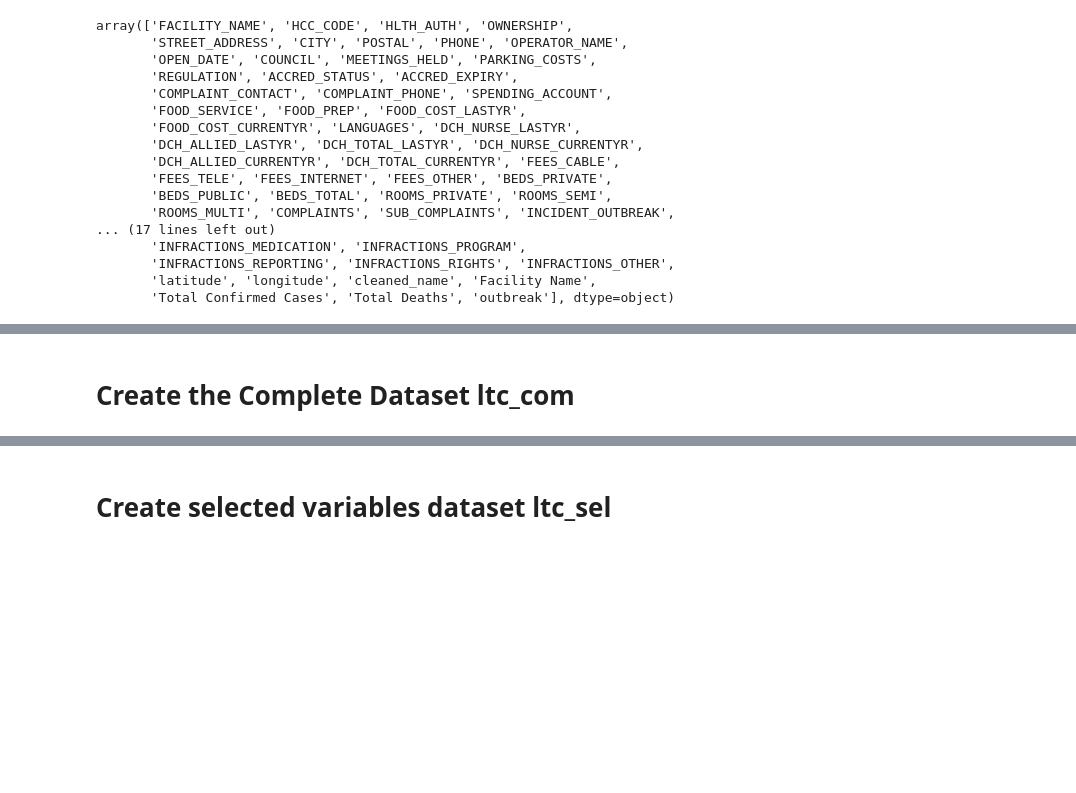
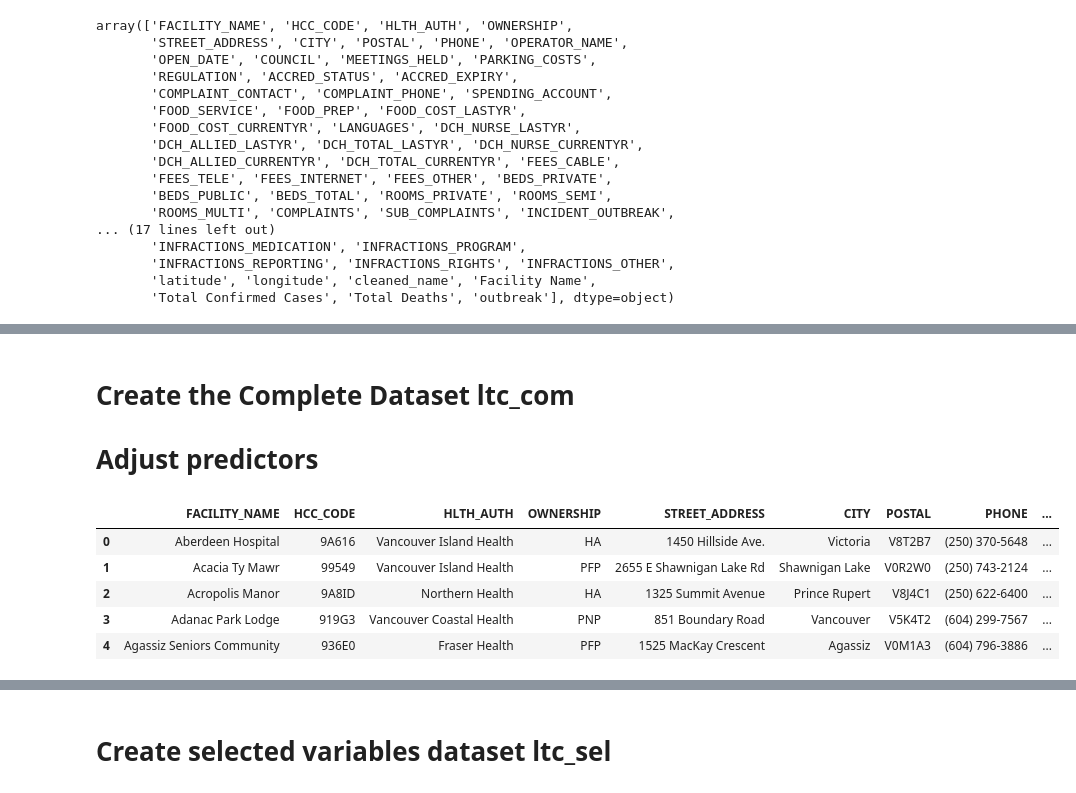
Before and after one commit to nganlyle/wrangle_covid, a Jupyter notebook: wrangling/ngan_bc_ltc_com_sel.ipynb, the cells around one changed output, grey strips where cells are left out. Saved outputs shown, nothing was run; the diff lists cells and outputs as text; code cells hidden in the pictures; blank space fills up the shorter version.

```diff
--- a/wrangling/ngan_bc_ltc_com_sel.ipynb
+++ b/wrangling/ngan_bc_ltc_com_sel.ipynb
@@ -38,2 +97,3 @@ array(['FACILITY_NAME', 'HCC_CODE', 'HLTH_AUTH', 'OWNERSHIP',
 # %% [markdown]
 # Create the Complete Dataset ltc_com
+# Adjust predictors
@@ -48,3 +103,39 @@ ltc_com['BEDS_PRIVATEprop'] = ltc_com['BEDS_PRIVATE']/ltc_com['BEDS_TOTAL']
+# %%
+ltc_com = ltc
+
+# # We see that about 2/3 of the homes have 0 private beds
+# ltc_com['BEDS_PRIVATE'].value_counts()
+
+# Define proportion of private vs public beds
+ltc_com['BEDS_PRIVATEprop'] = ltc_com['BEDS_PRIVATE']/ltc_com['BEDS_TOTAL']
+
+# Define a binary variable for private beds
+conditions = [ltc_com['BEDS_PRIVATE'] == 0]
+outputs = [0]
+ltc_com['BEDS_PRIVATEbinary'] = np.select(conditions, outputs, 1)
+
+# Define a binary variable for rooms_shared
+conditions = [ltc_com['ROOMS_SEMI'].eq(0) & ltc_com['ROOMS_MULTI'].eq(0)]
+outputs = [0]
+ltc_com['rooms_shared'] = np.select(conditions, outputs, 1)
+
+# Define new variables for resident and family councils
+conditions = [ltc_com['COUNCIL'].str.contains('Resident', regex=False, na=False)]
+outputs = [1]
+ltc_com['RESIDENT_COUNCIL'] = np.select(conditions, outputs, 0)
+
+conditions = [ltc_com['COUNCIL'].str.contains('Family', regex=False, na=False)]
+outputs = [1]
+ltc_com['FAMILY_COUNCIL'] = np.select(conditions, outputs, 0)
+# %%
+ltc_com.head()
+# %% [output]
+|  | FACILITY_NAME | HCC_CODE | HLTH_AUTH | OWNERSHIP | STREET_ADDRESS | CITY | POSTAL | PHONE | ... |
+| 0 | Aberdeen Hospital | 9A616 | Vancouver Island Health | HA | 1450 Hillside Ave. | Victoria | V8T2B7 | (250) 370-5648 | ... |
+| 1 | Acacia Ty Mawr | 99549 | Vancouver Island Health | PFP | 2655 E Shawnigan Lake Rd | Shawnigan Lake | V0R2W0 | (250) 743-2124 | ... |
+| 2 | Acropolis Manor | 9A8ID | Northern Health | HA | 1325 Summit Avenue | Prince Rupert | V8J4C1 | (250) 622-6400 | ... |
+| 3 | Adanac Park Lodge | 919G3 | Vancouver Coastal Health | PNP | 851 Boundary Road | Vancouver | V5K4T2 | (604) 299-7567 | ... |
+| 4 | Agassiz Seniors Community | 936E0 | Fraser Health | PFP | 1525 MacKay Crescent | Agassiz | V0M1A3 | (604) 796-3886 | ... |
 # %%
 # Drop irrelevant columns
 ls = [
```
Also changed, not shown: parts of 12 cells of this notebook, 7 other files.
